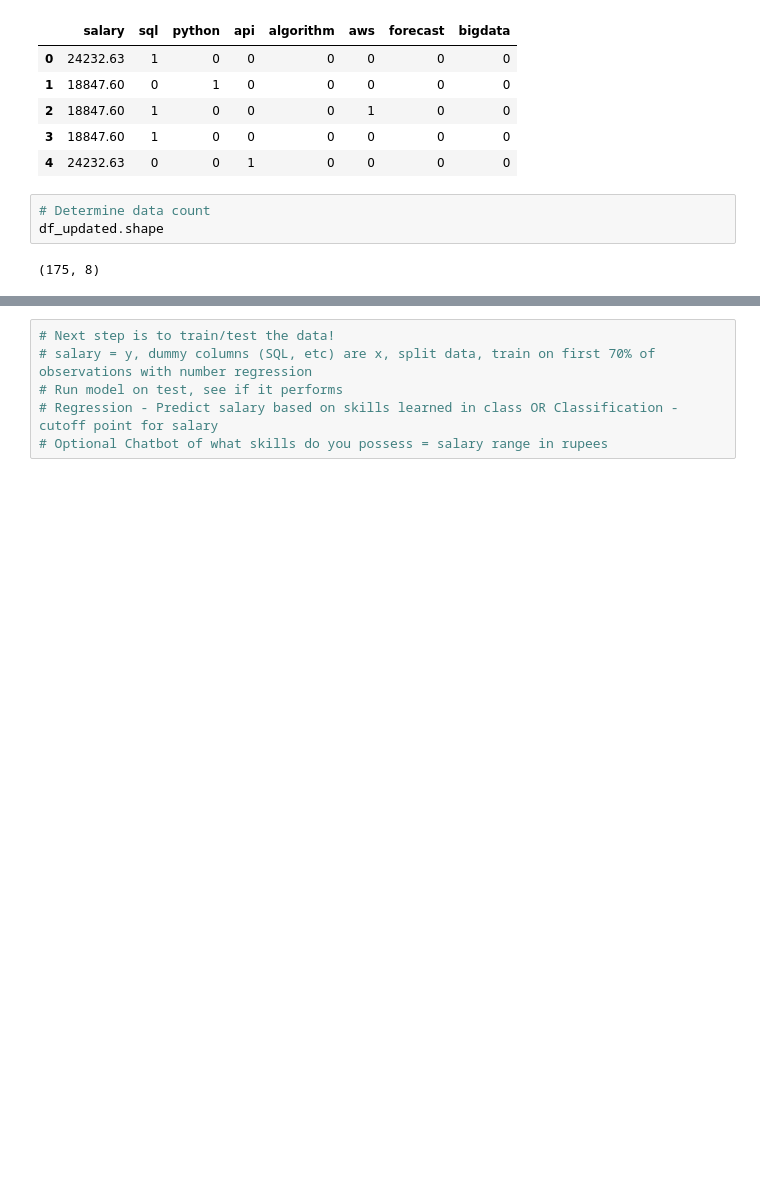
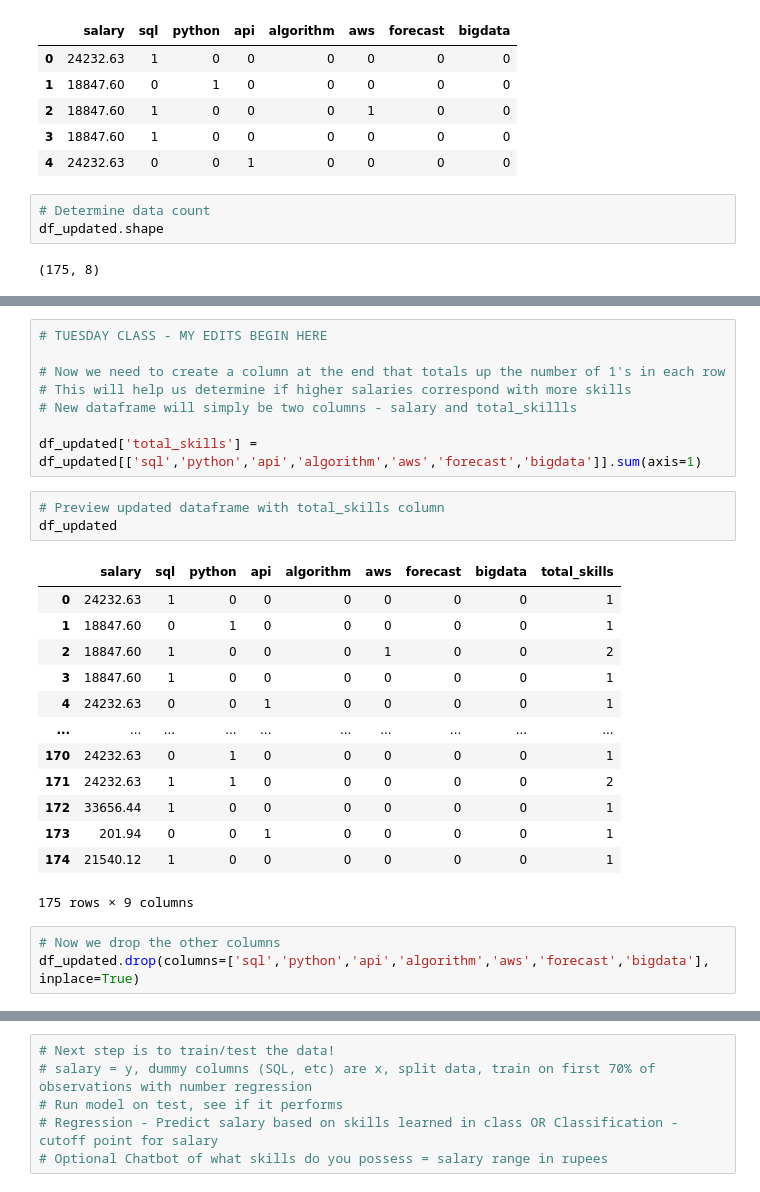
Before and after one commit to rkp678/Project2_GroupC, a Jupyter notebook: starter_code.ipynb, the cells around one changed output, grey strips where cells are left out. Saved outputs shown, nothing was run; the diff lists cells and outputs as text; blank space fills up the shorter version.

```diff
--- a/starter_code.ipynb
+++ b/starter_code.ipynb
@@ -205,3 +210,31 @@ df_updated.describe()
 | 50% | 18847.600000 | 1.000000 | 0.000000 | 0.000000 | 0.000000 | 0.000000 | 0.000000 | 0.000000 |
 | 75% | 21540.120000 | 1.000000 | 1.000000 | 1.000000 | 0.000000 | 0.000000 | 0.000000 | 0.000000 |
 | max | 46445.880000 | 1.000000 | 1.000000 | 1.000000 | 1.000000 | 1.000000 | 1.000000 | 1.000000 |
+# %%
+# TUESDAY CLASS - MY EDITS BEGIN HERE
+
+# Now we need to create a column at the end that totals up the number of 1's in each row
+# This will help us determine if higher salaries correspond with more skills
+# New dataframe will simply be two columns - salary and total_skillls
+
+df_updated['total_skills'] = df_updated[['sql','python','api','algorithm','aws','forecast','bigdata']].sum(axis=1)
+# %%
+# Preview updated dataframe with total_skills column
+df_updated
+# %% [output]
+|  | salary | sql | python | api | algorithm | aws | forecast | bigdata | total_skills |
+| 0 | 24232.63 | 1 | 0 | 0 | 0 | 0 | 0 | 0 | 1 |
+| 1 | 18847.60 | 0 | 1 | 0 | 0 | 0 | 0 | 0 | 1 |
+| 2 | 18847.60 | 1 | 0 | 0 | 0 | 1 | 0 | 0 | 2 |
+| 3 | 18847.60 | 1 | 0 | 0 | 0 | 0 | 0 | 0 | 1 |
+| 4 | 24232.63 | 0 | 0 | 1 | 0 | 0 | 0 | 0 | 1 |
+| ... | ... | ... | ... | ... | ... | ... | ... | ... | ... |
+| 170 | 24232.63 | 0 | 1 | 0 | 0 | 0 | 0 | 0 | 1 |
+| 171 | 24232.63 | 1 | 1 | 0 | 0 | 0 | 0 | 0 | 2 |
+| 172 | 33656.44 | 1 | 0 | 0 | 0 | 0 | 0 | 0 | 1 |
+| 173 | 201.94 | 0 | 0 | 1 | 0 | 0 | 0 | 0 | 1 |
+| 174 | 21540.12 | 1 | 0 | 0 | 0 | 0 | 0 | 0 | 1 |
+175 rows × 9 columns
+# %%
+# Now we drop the other columns
+df_updated.drop(columns=['sql','python','api','algorithm','aws','forecast','bigdata'], inplace=True)
```
Also changed, not shown: parts of 20 cells of this notebook.
